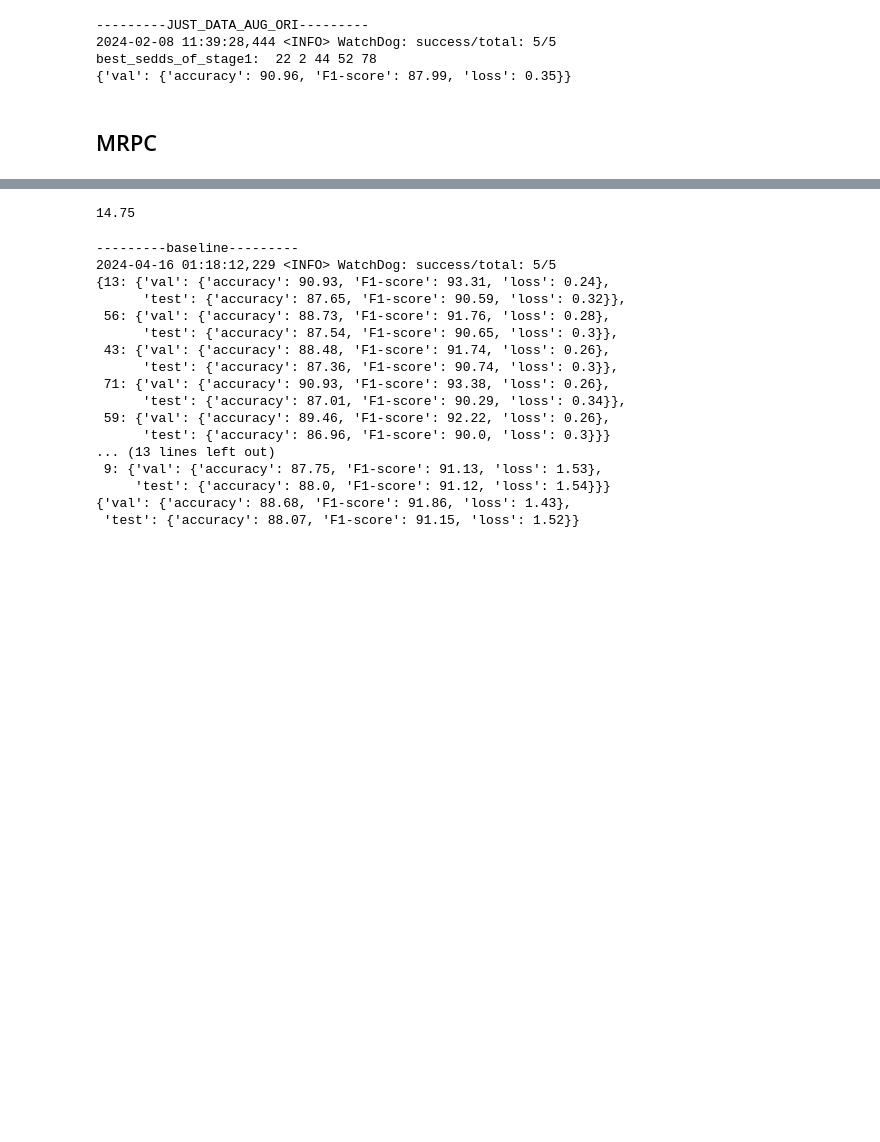
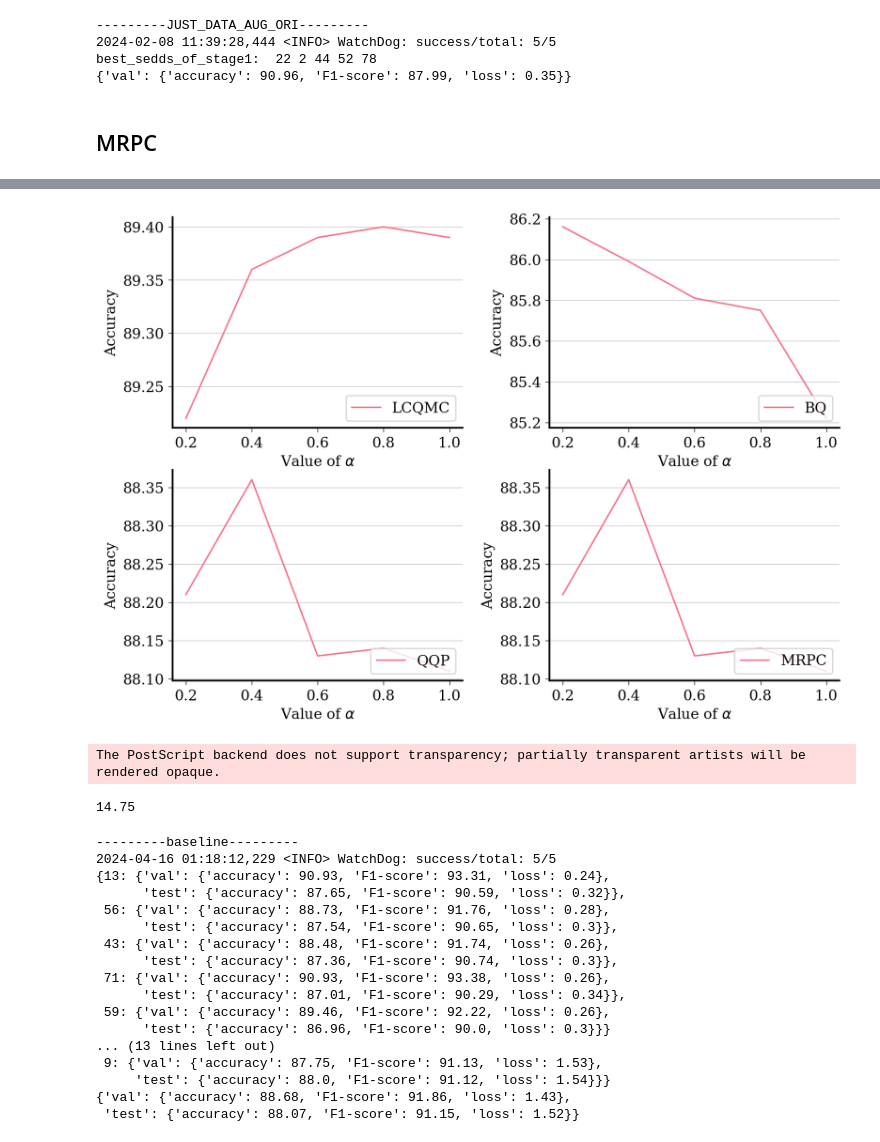
Before and after one commit to JJVVVV/CCSL, a Jupyter notebook: aio.ipynb, the cells around one changed output, grey strips where cells are left out. Drawn from its saved outputs; the diff is of its cells as text; code cells hidden in the pictures; blank space fills up the shorter version.

```diff
--- a/aio.ipynb
+++ b/aio.ipynb
@@ -121,0 +131,25 @@ pp(mean)
+# %%
+print("---------TWR-H---------")
+MetricDict.custom_metric_scale_map = {"acc_pipline": 1, "f1_pipline": 1}
+MetricDict.set_metric_for_compare("acc_pipline")
+times = "0.1"
+ratio = 0.2
+# times="None"
+metric_dicts = dict()
+seeds = []
+for seed_of_stage1 in best_seeds_of_stage1:
+    seeds_dir = f"outputs/BQ/bert-base-chinese/DATA_AUG_REP4/all/TWR-H_nodrop_single_model_hardcases_from_baseline_warmboost_fix_num_ratio={ratio}_only_pos_record_pipline/seed_of_stage1={seed_of_stage1}/1/16/3e-05"
+    seeds_dir = Path(seeds_dir)
+    _metric_dicts = WatchDog.metric_dicts_from_diff_seeds(seeds_dir, silence=True)
+    _metric_dict_topk, _mean = WatchDog.topk(_metric_dicts, 1)
+    if _mean:
+        metric_dicts[seed_of_stage1] = _mean
+        best_seed = list(_metric_dict_topk.keys())[0]
+        seeds.append(str(best_seed))
+        # for seed_dir in seeds_dir.iterdir():
+        #     if int(seed_dir.name) != best_seed and int(seed_dir.name) in _metric_dicts:
+        #         shutil.rmtree(seed_dir)
+metric_dict_topk, mean = WatchDog.topk(metric_dicts, len(best_seeds_of_stage1))
+print(" ".join(seeds))
+pp(metric_dict_topk)
+pp(mean)
@@ -1209,3 +1333,15 @@ pp(mean)
+# %%
+from toolkit.chart import LineChart
+
+chart = LineChart(row, col, (10, 7), dpi=200, font_size=12)
+chart.draw(x_all, y_all, datasets, "Value of $\\alpha$", "Accuracy")
+chart.show()
+# %% [output]
+[figure, added]
+# %%
+chart.save("alpha")
+# %% [output]
+The PostScript backend does not support transparency; partially transparent artists will be rendered opaque.
 # %%
 93.46 - 71.78
 89.53 - 66.37
```
Also changed, not shown: parts of 11 cells of this notebook, 6 other files.
